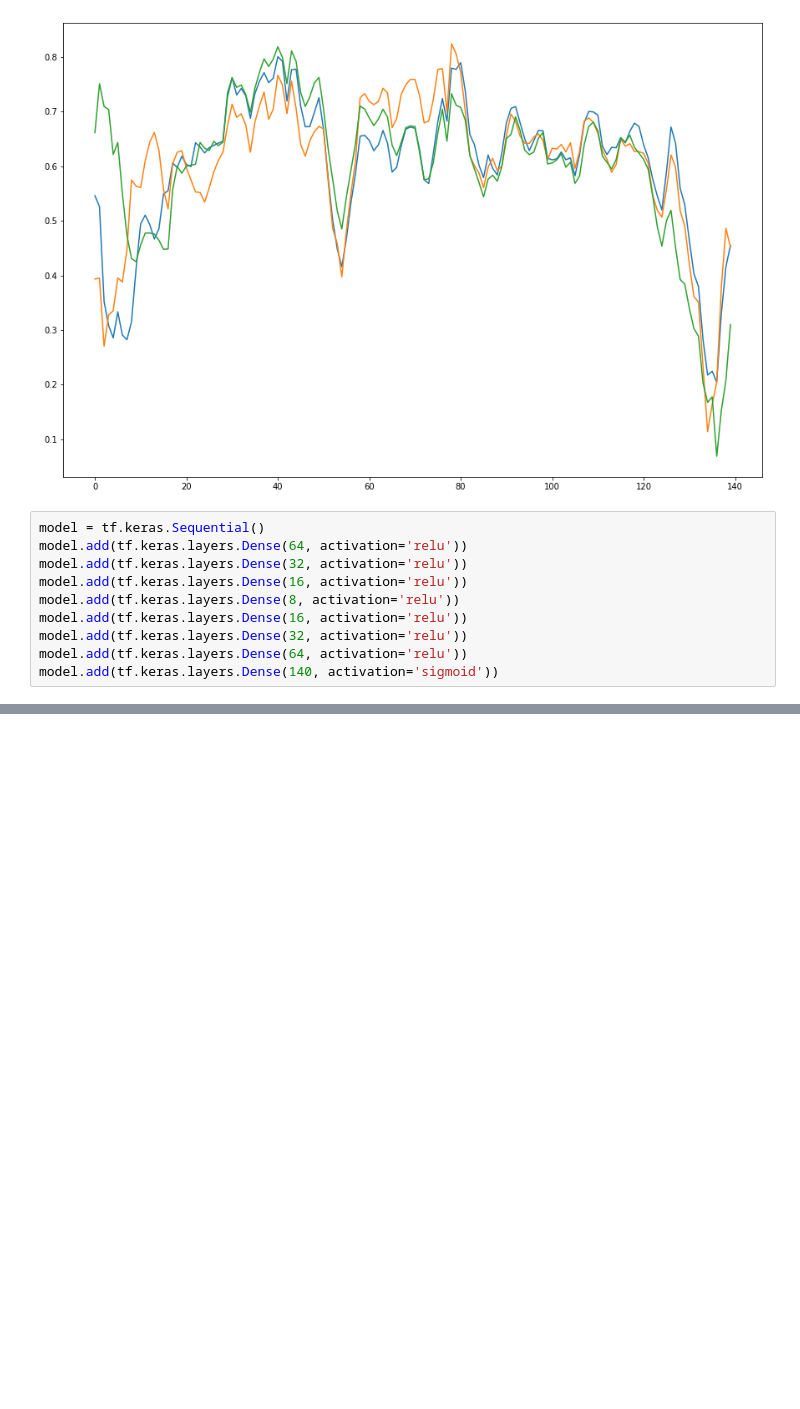
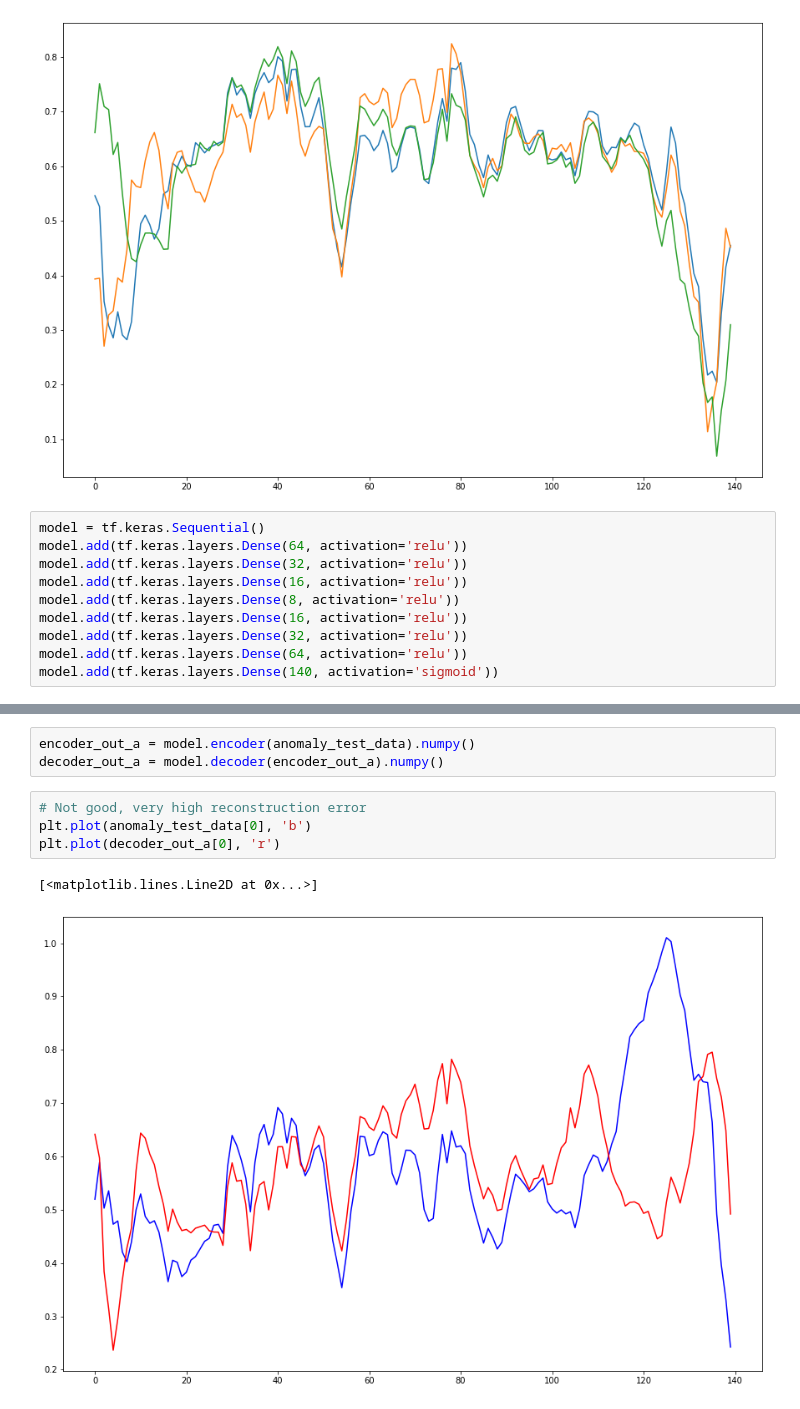
Before and after one commit to Kgs-Mathaba/Anomaly_detection_using_AutoEncoders, a Jupyter notebook: Anomaly_Detection_of_ECG_using_AutoEncoders.ipynb, the cells around one changed output, grey strips where cells are left out. Drawn from its saved outputs; the diff is of its cells as text; blank space fills up the shorter version.

```diff
--- a/Anomaly_Detection_of_ECG_using_AutoEncoders.ipynb
+++ b/Anomaly_Detection_of_ECG_using_AutoEncoders.ipynb
@@ -221,0 +292,10 @@ class AutoEncoder(Model):
+# %%
+encoder_out_a = model.encoder(anomaly_test_data).numpy()
+decoder_out_a = model.decoder(encoder_out_a).numpy()
+# %%
+# Not good, very high reconstruction error
+plt.plot(anomaly_test_data[0], 'b')
+plt.plot(decoder_out_a[0], 'r')
+# %% [output]
+[<matplotlib.lines.Line2D at 0x...>]
+[figure, added]
```
Also changed, not shown: parts of 11 cells of this notebook.
